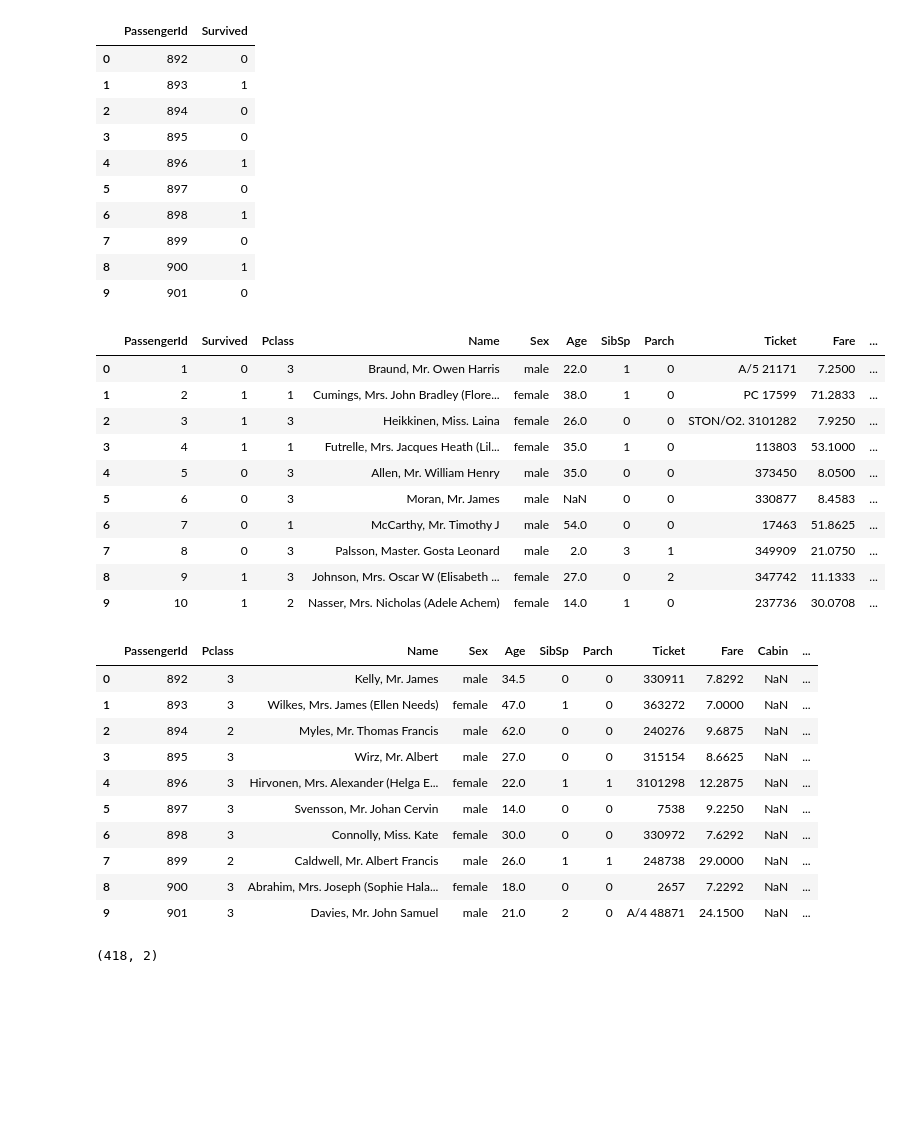
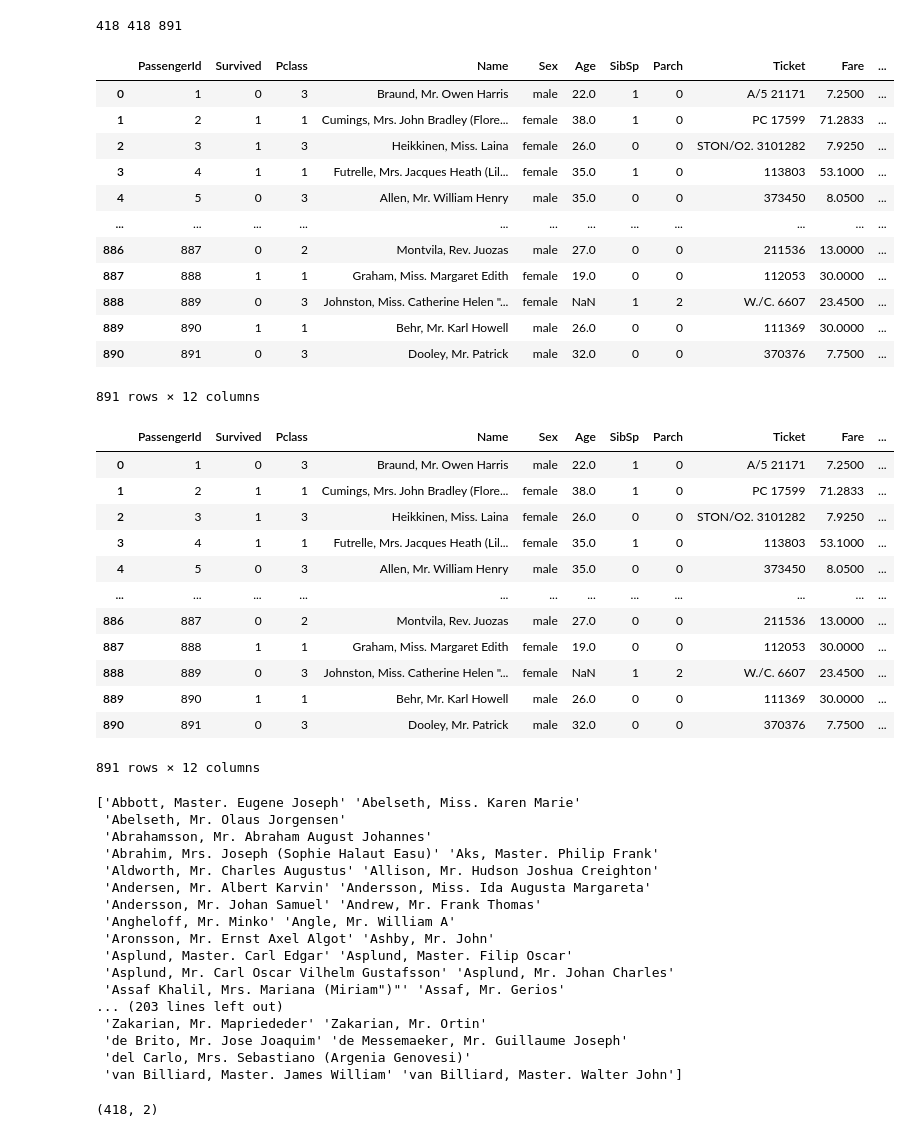
Before and after one commit to evanotoole123/Data-Science, a Jupyter notebook: titanic_ML_kaggle/titanic/titanic_analysis.ipynb, the cells around one changed output. Drawn from its saved outputs; the diff is of its cells as text; code cells hidden in the pictures; blank space fills up the shorter version.

```diff
--- a/titanic_ML_kaggle/titanic/titanic_analysis.ipynb
+++ b/titanic_ML_kaggle/titanic/titanic_analysis.ipynb
@@ -7,48 +7,66 @@ import matplotlib.pyplot as plt
 g_df = pd.read_csv('gender_submission.csv')
 test_df = pd.read_csv('test.csv')
 train_df = pd.read_csv('train.csv')
+print(len(g_df), len(test_df), len(train_df))
+# %% [output]
+418 418 891
 # %%
-g_df.head(10)
+train_df
 # %% [output]
-|  | PassengerId | Survived |
-| 0 | 892 | 0 |
-| 1 | 893 | 1 |
-| 2 | 894 | 0 |
-| 3 | 895 | 0 |
-| 4 | 896 | 1 |
-| 5 | 897 | 0 |
-| 6 | 898 | 1 |
-| 7 | 899 | 0 |
-| 8 | 900 | 1 |
-| 9 | 901 | 0 |
+|  | PassengerId | Survived | Pclass | Name | Sex | Age | SibSp | Parch | Ticket | Fare | ... |
+| 0 | 1 | 0 | 3 | Braund, Mr. Owen Harris | male | 22.0 | 1 | 0 | A/5 21171 | 7.2500 | ... |
+| 1 | 2 | 1 | 1 | Cumings, Mrs. John Bradley (Flore... | female | 38.0 | 1 | 0 | PC 17599 | 71.2833 | ... |
+| 2 | 3 | 1 | 3 | Heikkinen, Miss. Laina | female | 26.0 | 0 | 0 | STON/O2. 3101282 | 7.9250 | ... |
+| 3 | 4 | 1 | 1 | Futrelle, Mrs. Jacques Heath (Lil... | female | 35.0 | 1 | 0 | 113803 | 53.1000 | ... |
+| 4 | 5 | 0 | 3 | Allen, Mr. William Henry | male | 35.0 | 0 | 0 | 373450 | 8.0500 | ... |
+| ... | ... | ... | ... | ... | ... | ... | ... | ... | ... | ... | ... |
+| 886 | 887 | 0 | 2 | Montvila, Rev. Juozas | male | 27.0 | 0 | 0 | 211536 | 13.0000 | ... |
+| 887 | 888 | 1 | 1 | Graham, Miss. Margaret Edith | female | 19.0 | 0 | 0 | 112053 | 30.0000 | ... |
+| 888 | 889 | 0 | 3 | Johnston, Miss. Catherine Helen "... | female | NaN | 1 | 2 | W./C. 6607 | 23.4500 | ... |
+| 889 | 890 | 1 | 1 | Behr, Mr. Karl Howell | male | 26.0 | 0 | 0 | 111369 | 30.0000 | ... |
+| 890 | 891 | 0 | 3 | Dooley, Mr. Patrick | male | 32.0 | 0 | 0 | 370376 | 7.7500 | ... |
+891 rows × 12 columns
 # %%
-train_df.head(10)
+train_df
 # %% [output]
 |  | PassengerId | Survived | Pclass | Name | Sex | Age | SibSp | Parch | Ticket | Fare | ... |
 | 0 | 1 | 0 | 3 | Braund, Mr. Owen Harris | male | 22.0 | 1 | 0 | A/5 21171 | 7.2500 | ... |
 | 1 | 2 | 1 | 1 | Cumings, Mrs. John Bradley (Flore... | female | 38.0 | 1 | 0 | PC 17599 | 71.2833 | ... |
 | 2 | 3 | 1 | 3 | Heikkinen, Miss. Laina | female | 26.0 | 0 | 0 | STON/O2. 3101282 | 7.9250 | ... |
 | 3 | 4 | 1 | 1 | Futrelle, Mrs. Jacques Heath (Lil... | female | 35.0 | 1 | 0 | 113803 | 53.1000 | ... |
 | 4 | 5 | 0 | 3 | Allen, Mr. William Henry | male | 35.0 | 0 | 0 | 373450 | 8.0500 | ... |
-| 5 | 6 | 0 | 3 | Moran, Mr. James | male | NaN | 0 | 0 | 330877 | 8.4583 | ... |
-| 6 | 7 | 0 | 1 | McCarthy, Mr. Timothy J | male | 54.0 | 0 | 0 | 17463 | 51.8625 | ... |
-| 7 | 8 | 0 | 3 | Palsson, Master. Gosta Leonard | male | 2.0 | 3 | 1 | 349909 | 21.0750 | ... |
-| 8 | 9 | 1 | 3 | Johnson, Mrs. Oscar W (Elisabeth ... | female | 27.0 | 0 | 2 | 347742 | 11.1333 | ... |
-| 9 | 10 | 1 | 2 | Nasser, Mrs. Nicholas (Adele Achem) | female | 14.0 | 1 | 0 | 237736 | 30.0708 | ... |
+| ... | ... | ... | ... | ... | ... | ... | ... | ... | ... | ... | ... |
+| 886 | 887 | 0 | 2 | Montvila, Rev. Juozas | male | 27.0 | 0 | 0 | 211536 | 13.0000 | ... |
+| 887 | 888 | 1 | 1 | Graham, Miss. Margaret Edith | female | 19.0 | 0 | 0 | 112053 | 30.0000 | ... |
+| 888 | 889 | 0 | 3 | Johnston, Miss. Catherine Helen "... | female | NaN | 1 | 2 | W./C. 6607 | 23.4500 | ... |
+| 889 | 890 | 1 | 1 | Behr, Mr. Karl Howell | male | 26.0 | 0 | 0 | 111369 | 30.0000 | ... |
+| 890 | 891 | 0 | 3 | Dooley, Mr. Patrick | male | 32.0 | 0 | 0 | 370376 | 7.7500 | ... |
+891 rows × 12 columns
 # %%
-test_df.head(10)
+test_names = test_df['Name'].to_numpy()
+train_names = train_df['Name'].to_numpy()
+test_names.sort()
+train_names.sort()
+print(test_names)
+#print(train_names)
 # %% [output]
-|  | PassengerId | Pclass | Name | Sex | Age | SibSp | Parch | Ticket | Fare | Cabin | ... |
-| 0 | 892 | 3 | Kelly, Mr. James | male | 34.5 | 0 | 0 | 330911 | 7.8292 | NaN | ... |
-| 1 | 893 | 3 | Wilkes, Mrs. James (Ellen Needs) | female | 47.0 | 1 | 0 | 363272 | 7.0000 | NaN | ... |
-| 2 | 894 | 2 | Myles, Mr. Thomas Francis | male | 62.0 | 0 | 0 | 240276 | 9.6875 | NaN | ... |
-| 3 | 895 | 3 | Wirz, Mr. Albert | male | 27.0 | 0 | 0 | 315154 | 8.6625 | NaN | ... |
-| 4 | 896 | 3 | Hirvonen, Mrs. Alexander (Helga E... | female | 22.0 | 1 | 1 | 3101298 | 12.2875 | NaN | ... |
-| 5 | 897 | 3 | Svensson, Mr. Johan Cervin | male | 14.0 | 0 | 0 | 7538 | 9.2250 | NaN | ... |
-| 6 | 898 | 3 | Connolly, Miss. Kate | female | 30.0 | 0 | 0 | 330972 | 7.6292 | NaN | ... |
-| 7 | 899 | 2 | Caldwell, Mr. Albert Francis | male | 26.0 | 1 | 1 | 248738 | 29.0000 | NaN | ... |
-| 8 | 900 | 3 | Abrahim, Mrs. Joseph (Sophie Hala... | female | 18.0 | 0 | 0 | 2657 | 7.2292 | NaN | ... |
-| 9 | 901 | 3 | Davies, Mr. John Samuel | male | 21.0 | 2 | 0 | A/4 48871 | 24.1500 | NaN | ... |
+['Abbott, Master. Eugene Joseph' 'Abelseth, Miss. Karen Marie'
+ 'Abelseth, Mr. Olaus Jorgensen'
+ 'Abrahamsson, Mr. Abraham August Johannes'
+ 'Abrahim, Mrs. Joseph (Sophie Halaut Easu)' 'Aks, Master. Philip Frank'
+ 'Aldworth, Mr. Charles Augustus' 'Allison, Mr. Hudson Joshua Creighton'
+ 'Andersen, Mr. Albert Karvin' 'Andersson, Miss. Ida Augusta Margareta'
+ 'Andersson, Mr. Johan Samuel' 'Andrew, Mr. Frank Thomas'
+ 'Angheloff, Mr. Minko' 'Angle, Mr. William A'
+ 'Aronsson, Mr. Ernst Axel Algot' 'Ashby, Mr. John'
+ 'Asplund, Master. Carl Edgar' 'Asplund, Master. Filip Oscar'
+ 'Asplund, Mr. Carl Oscar Vilhelm Gustafsson' 'Asplund, Mr. Johan Charles'
+ 'Assaf Khalil, Mrs. Mariana (Miriam")"' 'Assaf, Mr. Gerios'
+... (203 lines left out)
+ 'Zakarian, Mr. Mapriededer' 'Zakarian, Mr. Ortin'
+ 'de Brito, Mr. Jose Joaquim' 'de Messemaeker, Mr. Guillaume Joseph'
+ 'del Carlo, Mrs. Sebastiano (Argenia Genovesi)'
+ 'van Billiard, Master. James William' 'van Billiard, Master. Walter John']
 # %%
 g_df.shape
 # %% [output]
```
Also changed, not shown: parts of 8 cells of this notebook, 2 other files.
